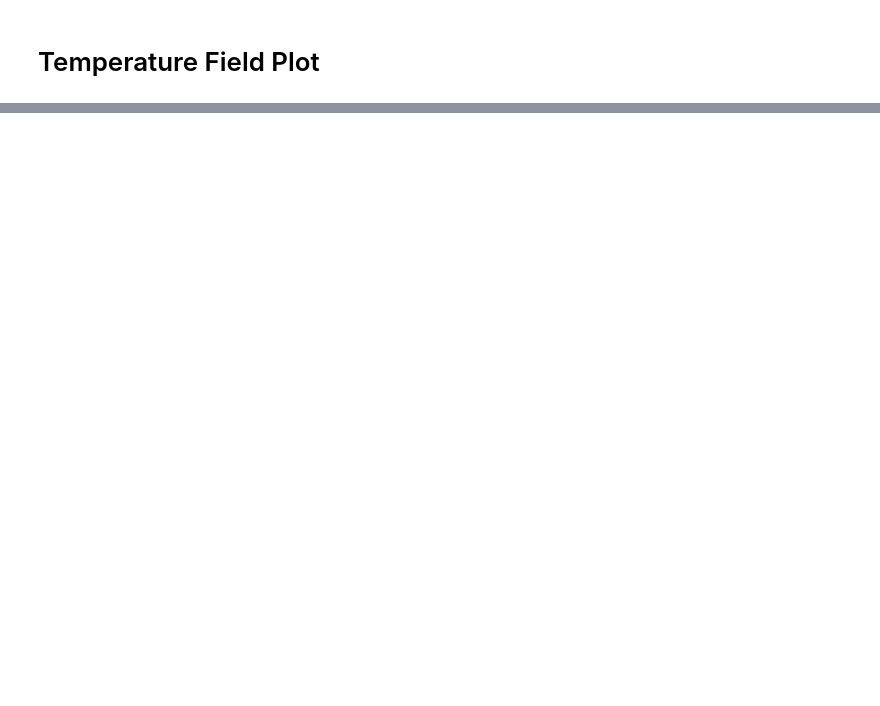
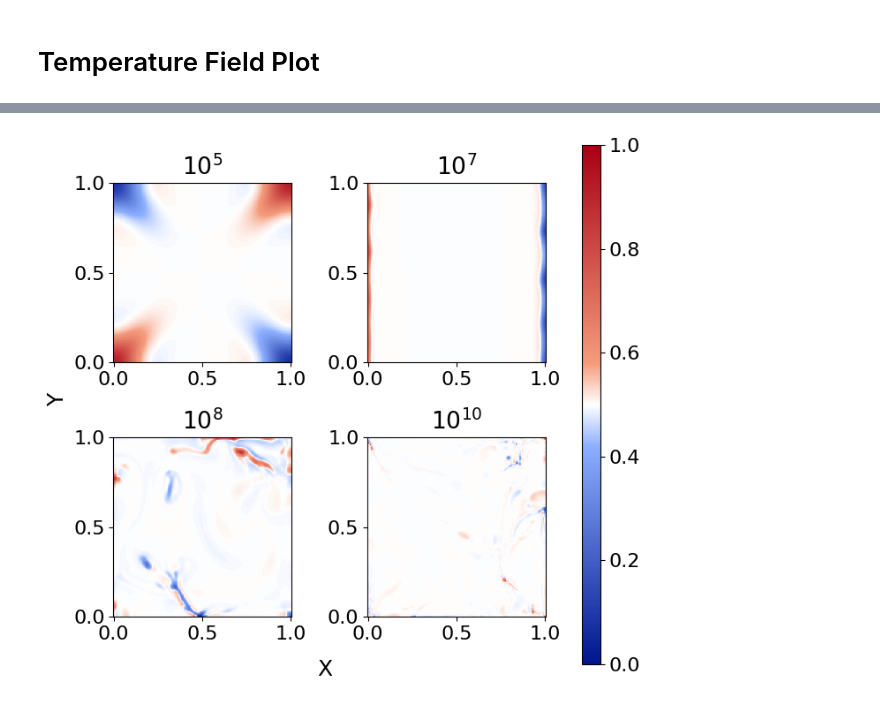
Before and after one commit to juliangtCode/CitcomCU-Notebooks, a Jupyter notebook: Basal Heating/Temperature Field Plot.ipynb, the cells around one changed output, grey strips where cells are left out. Cells and saved outputs as stored; diff of their text form; code cells hidden in the pictures; blank space fills up the shorter version.

```diff
--- a/Basal Heating/Temperature Field Plot.ipynb
+++ b/Basal Heating/Temperature Field Plot.ipynb
@@ -99,0 +98,31 @@ plt.savefig(image_path + 'Temperature Field @ Mid-Depth.png',pad_inches=0.1,bbox
+# %%
+from matplotlib.colors import LinearSegmentedColormap
+my_gradient = LinearSegmentedColormap.from_list('my_gradient', (
+    # Edit this gradient at https://eltos.github.io/gradient/#0:00158F-42:8CAFFE-50:FFFFFF-58:F59C7D-100:A80013
+    (0.000, (0.000, 0.082, 0.561)),
+    (0.420, (0.549, 0.686, 0.996)),
+    (0.500, (1.000, 1.000, 1.000)),
+    (0.580, (0.961, 0.612, 0.490)),
+    (1.000, (0.659, 0.000, 0.075))))
+# %%
+plt.rcParams['font.size'] = 16
+
+fig = plt.figure(figsize=(6,6)); selection = [1,4,6,12]; j=0;
+for i in selection:
+    dim=int(np.sqrt(len(data[i]['T'])))
+    ax = plt.subplot(2,2, j + 1)
+    x = np.reshape(data[i]['Points1'].to_numpy(),(dim,dim))
+    y = np.reshape(data[i]['Points2'].to_numpy(),(dim,dim))
+    T = np.reshape(data[i]['T'].to_numpy(),(dim,dim))
+    plt.pcolormesh(x, y, T, cmap=my_gradient, shading='auto',vmin=0,vmax=1)
+    ax.set_title('{}'.format(fmt(float(RaU[i])))); j+=1
+
+fig.text(-0.01, 0.5, 'Y', va='center', rotation='vertical', fontsize=18)
+fig.text(0.5, -0.01, 'X', va='center', fontsize=18); fig.tight_layout()
+cax = plt.axes([1, 0, 0.035, 0.98])
+plt.colorbar(cax=cax)
+
+image_path = 'C:\\Users\\super\\Dropbox\\Rice University\\501\\BL_Interactions_Images\\'
+plt.savefig(image_path + 'Temperature Field @ Mid-Depth Select.png',pad_inches=0.1,bbox_inches='tight');
+# %% [output]
+[figure, added]
```
Also changed, not shown: parts of 1 cell of this notebook, 13 other files.
